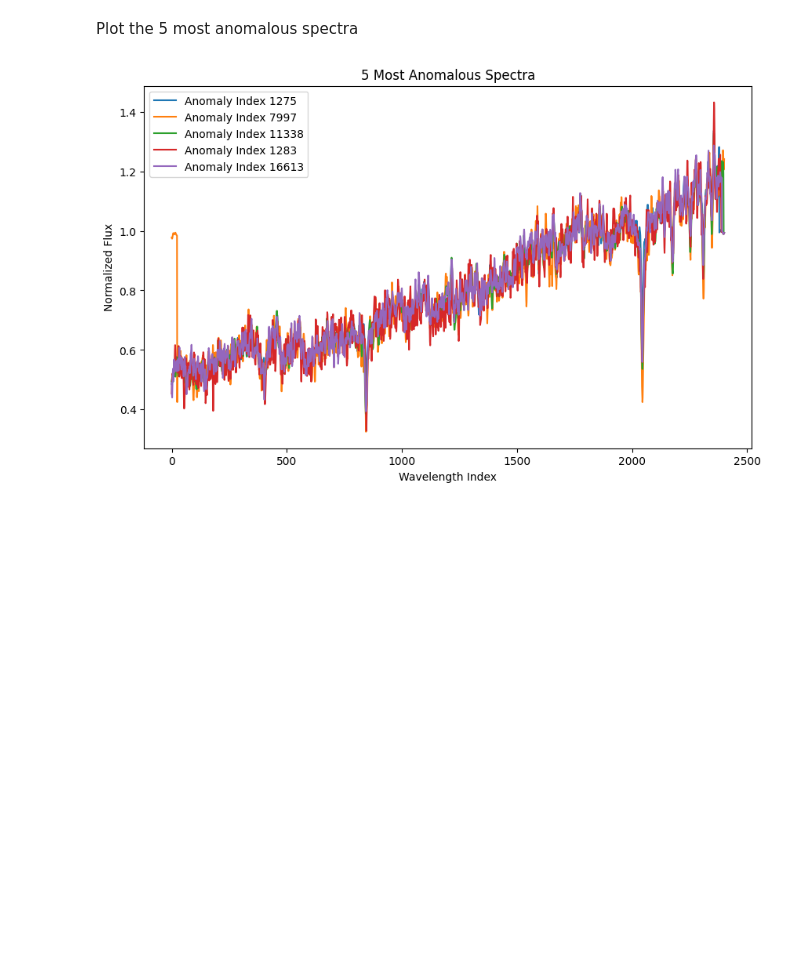
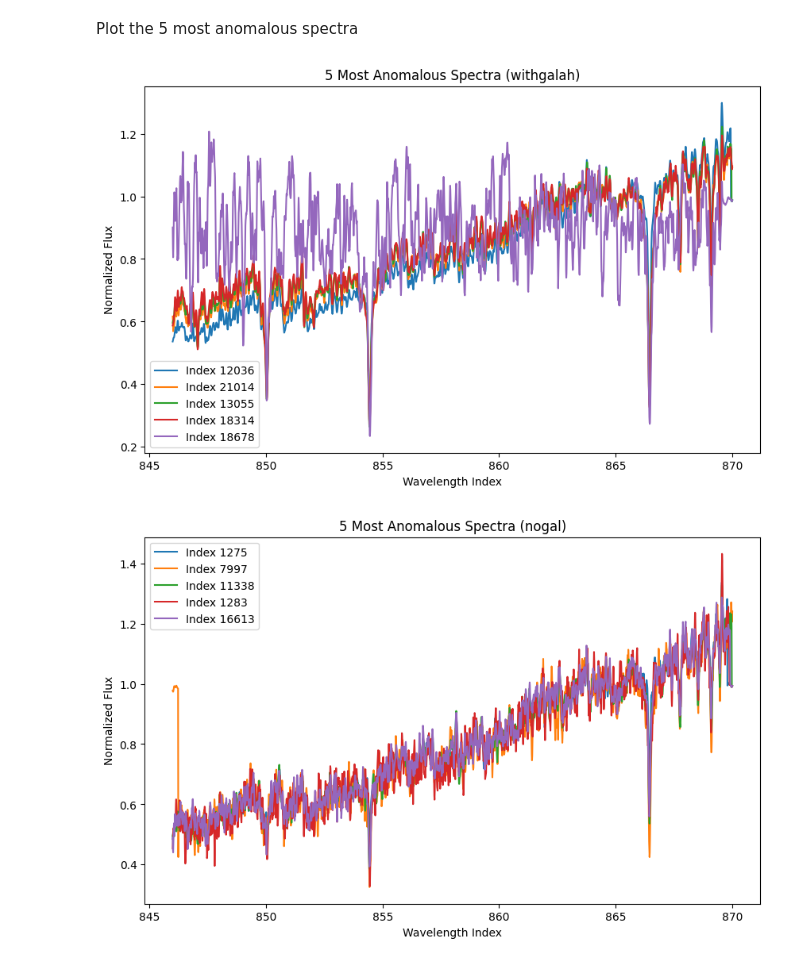
Before and after one commit to JackBlueBird/MHPC.ML.Group.Project.Team.2, a Jupyter notebook: Project2.ipynb, the cells around one changed output. Cells and saved outputs as stored; diff of their text form; code cells hidden in the pictures; blank space fills up the shorter version.

```diff
--- a/Project2.ipynb
+++ b/Project2.ipynb
@@ -555,14 +618,22 @@ Run IsolationForest on the spectraNOGal (in high-dimension, not reduced). Find t
 # %% [markdown]
 Fit IsolationForest on the original high-dimensional data
 # %%
-iso_forest = IsolationForest(random_state=42)
-iso_forest.fit(spectraNOgal)
-# Get anomaly scores (lower scores indicate more anomalous)
-scores = iso_forest.score_samples(spectraNOgal)
+# Withgalah dataset anomaly detection
+iso_withgalah = IsolationForest(random_state=42)
+iso_withgalah.fit(spectra_withgalah)
+scores_withgalah = iso_withgalah.score_samples(spectra_withgalah)
+
+
+# Nogalah dataset anomaly detection
+iso_nogal = IsolationForest(random_state=42)
+iso_nogal.fit(spectraNOgal)
+scores_nogal = iso_nogal.score_samples(spectraNOgal)
 # %% [markdown]
 Identify the 5 most anomalous spectra
 # %%
-anomaly_indices = np.argsort(scores)[:5]
+anomaly_indices_withgalah = np.argsort(scores_withgalah)[:5]
+
+anomaly_indices_nogal = np.argsort(scores_nogal)[:5]
 # %% [markdown]
 Project all data into 2D for visualization
 # %%
@@ -583,13 +666,25 @@ plt.show()
 # %% [markdown]
 Plot the 5 most anomalous spectra
 # %%
+# Plot anomalies for withgalah dataset
 plt.figure(figsize=(10, 6))
-for idx in anomaly_indices:
-    plt.plot(spectraNOgal.iloc[idx], label=f"Anomaly Index {idx}")
-plt.title("5 Most Anomalous Spectra")
+for idx in anomaly_indices_withgalah:
+    plt.plot(np.linspace(846, 870, 2401), spectra_withgalah.iloc[idx], label=f"Index {idx}")
+plt.title("5 Most Anomalous Spectra (withgalah)")
 plt.xlabel("Wavelength Index")
 plt.ylabel("Normalized Flux")
 plt.legend()
 plt.show()
+
+# Plot anomalies for nogalah dataset
+plt.figure(figsize=(10, 6))
+for idx in anomaly_indices_nogal:
+    plt.plot(np.linspace(846, 870, 2401), spectraNOgal.iloc[idx], label=f"Index {idx}")
+plt.title("5 Most Anomalous Spectra (nogal)")
+plt.xlabel("Wavelength Index")
+plt.ylabel("Normalized Flux")
+plt.legend()
+plt.show()
 # %% [output]
-[figure, old version]
+[figure, new version]
+[figure, added]
```
Also changed, not shown: parts of 14 cells of this notebook.
